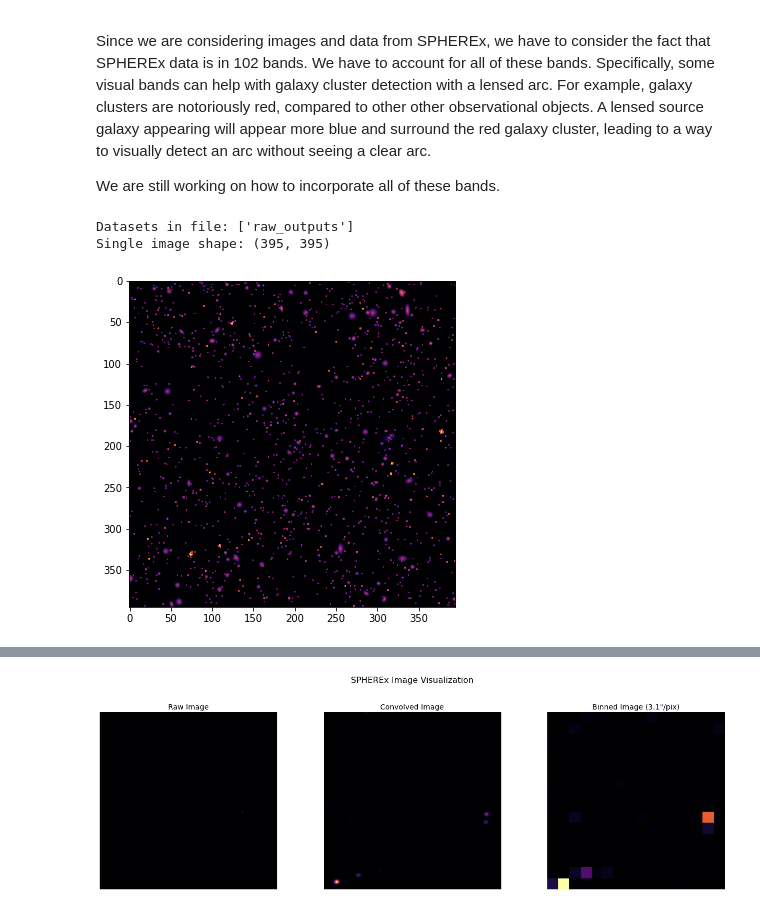
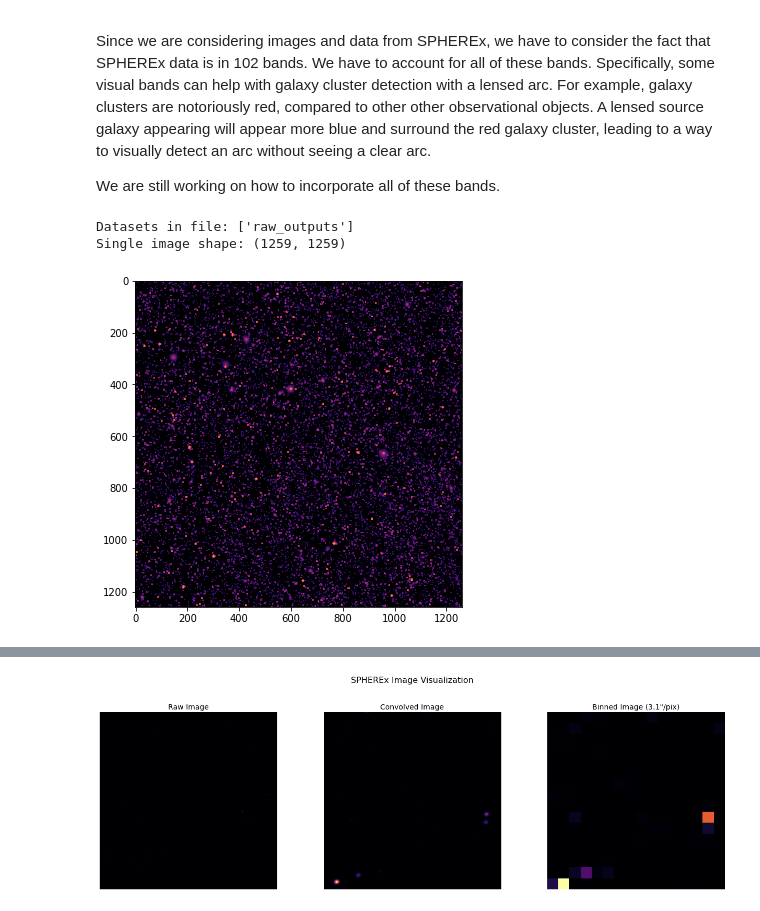
Before and after one commit to moomanchuu/SPHEREx-ML-marco-jame-proj, a Jupyter notebook: backlens1.ipynb, the cells around one changed output, grey strips where cells are left out. Drawn from its saved outputs; the diff is of its cells as text; code cells hidden in the pictures.

```diff
--- a/backlens1.ipynb
+++ b/backlens1.ipynb
@@ -117,29 +117,30 @@ We are still working on how to incorporate all of these bands.
 # %%
 # imageRaw = galaxy.wrapperFunction()
 # %%
-file_path = "output/simulatedBackgrounds395pixels.h5"
+# file_path = "output/simulatedBackgrounds395pixels.h5"
+file_path = "/home/marco/largeOutputs/simulated64pixBackgrounds.h5"
 
 with h5py.File(file_path, "r") as h5_file:
     # List available datasets
     print("Datasets in file:", list(h5_file.keys()))
 
     dataset_name = list(h5_file.keys())[0]  # Select the dataset, should be called raw_data
     images = h5_file[dataset_name][()]  # Load the dataset into a NumPy array
 
 # Display the first image
 norm = mpl.colors.SymLogNorm(linthresh=0.005)
 
 print(f"Single image shape: {images[1].shape}")
 
 plt.figure(figsize=(6, 6))
 plt.imshow(images[1], cmap="inferno", norm=norm)  # Assuming grayscale images
 # plt.colorbar()
 # plt.title("First Image in simulated1.h5")
 plt.show()
 # %% [output]
 Datasets in file: ['raw_outputs']
-Single image shape: (395, 395)
+Single image shape: (1259, 1259)
-[figure, old version]
+[figure, new version]
 # %%
 import sys
 from pathlib import Path
```
Also changed, not shown: parts of 3 cells of this notebook, 2 other files.
